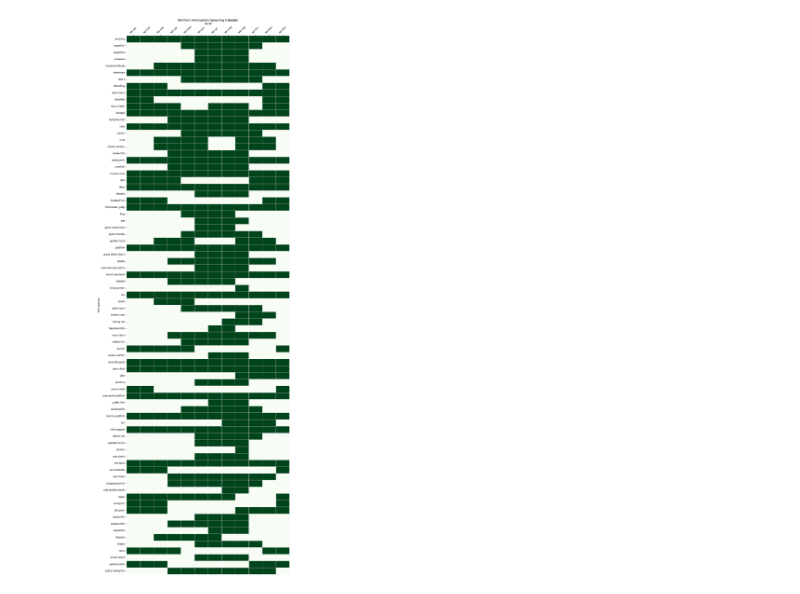
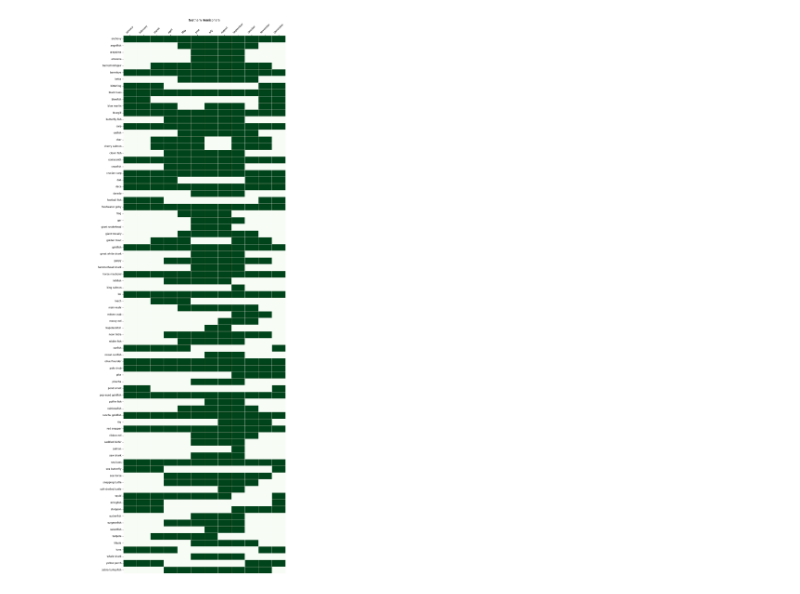
Before and after one commit to Jukelyn/acnh-fish-chart, a Jupyter notebook: main.ipynb, the cells around one changed output. Drawn from its saved outputs; the diff is of its cells as text; code cells hidden in the pictures.

```diff
--- a/main.ipynb
+++ b/main.ipynb
@@ -7,8 +7,9 @@ import matplotlib.pyplot as plt
 df = pd.read_csv("data/fish_datasheet.csv")
 # %%
 # Relevant columns for NH_df
-NH_columns = ["Name", "NH Jan", "NH Feb", "NH Mar", "NH Apr", "NH May", "NH Jun",
-              "NH Jul", "NH Aug", "NH Sep", "NH Oct", "NH Nov", "NH Dec"]
+NH_columns = ["Name", "NH Jan", "NH Feb", "NH Mar", "NH Apr", "NH May",
+              "NH Jun", "NH Jul", "NH Aug", "NH Sep", "NH Oct", "NH Nov",
+              "NH Dec"]
 NH_df = df[NH_columns].copy()
 
 print("NH_df:")
@@ -38,8 +40,7 @@ SH_df:
 | 3 | arowana | 4 PM – 9 AM | 4 PM – 9 AM | 4 PM – 9 AM | NaN | NaN | NaN | NaN | NaN | NaN | NaN | ... |
 | 4 | barred knifejaw | All day | All day | All day | All day | All day | NaN | NaN | NaN | All day | All day | ... |
 # %%
-def plot_spawning_calendar(dataframe: pd.DataFrame, title: str
-                           , filename: str) -> None:
+def plot_spawning_calendar(dataframe: pd.DataFrame, title: str, filename: str) -> None:
     """Creates a plot for the fish in a calendar style and saves it as image.
 
     Args:
@@ -49,25 +50,26 @@ def plot_spawning_calendar(dataframe: pd.DataFrame, title: str
     """
 
     plt.figure(figsize=(12, len(dataframe) * 0.5))
-
     # Convert to 1s and NaNs (1 means spawning, NaN means no spawn)
     spawn_data = dataframe.set_index("Name").notna().astype(int)
 
     ax = sns.heatmap(spawn_data, cmap="Greens", linewidths=0.5, cbar=False)
 
-    plt.xlabel("Month")
+    ax.set_xticklabels(["January", "February", "March", "April", "May", "June", "July", "August", "September", "October", "November", "December"])
+    plt.xlabel("")
     ax.xaxis.set_ticks_position("top")
     ax.xaxis.set_label_position("top")
 
-    plt.ylabel("Fish Species")
-    plt.title(title)
+    plt.ylabel("")
+    plt.title(title, loc="center")
     plt.xticks(rotation=45)
+    plt.yticks()
 
     plt.savefig("static/images/" + filename, bbox_inches="tight", dpi=300)
     plt.show()
 
     plt.close()
 # %%
-plot_spawning_calendar(NH_df, "Northern Hemisphere Spawning Calendar", "NH_spawning_calendar.png")
+plot_spawning_calendar(NH_df, "Northern Hemisphere", "NH_spawning_calendar.png")
 # %% [output]
-[figure, old version]
+[figure, new version]
```
Also changed, not shown: parts of 6 cells of this notebook, 8 other files.
